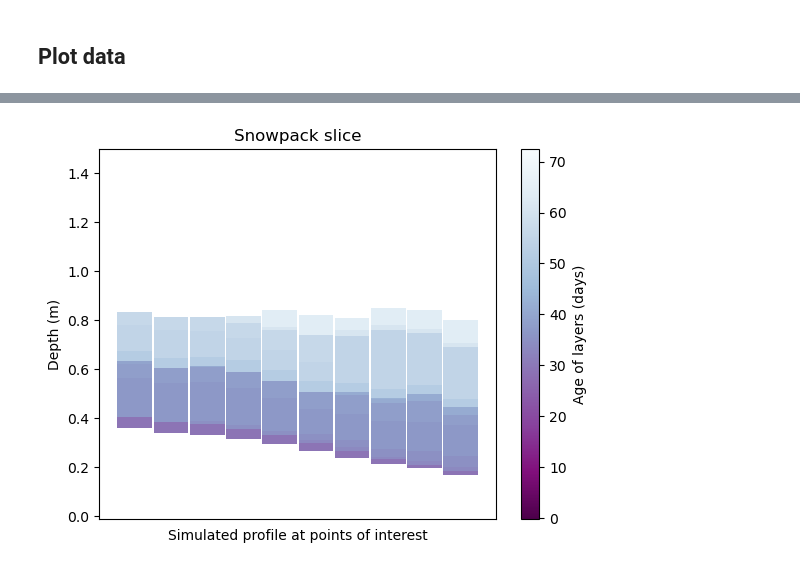
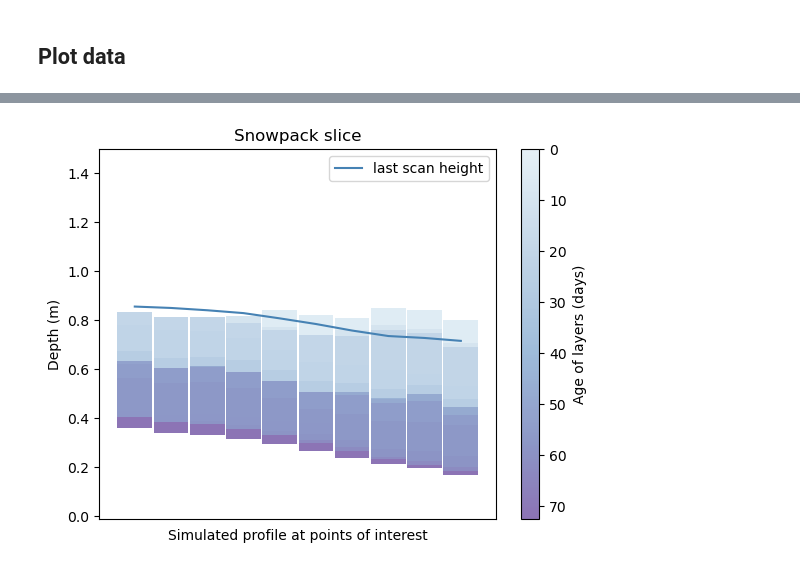
Before and after one commit to Mathilde-Bnt/MB_little_awk, a Jupyter notebook: finalized/23-Artificial_snowpit_figure.ipynb, the cells around one changed output, grey strips where cells are left out. Drawn from its saved outputs; the diff is of its cells as text; code cells hidden in the pictures.

```diff
--- a/finalized/23-Artificial_snowpit_figure.ipynb
+++ b/finalized/23-Artificial_snowpit_figure.ipynb
@@ -177,20 +203,21 @@ for i in range(len(depth_data)):
 #             [age of 2nd layer at each point], [...], ...]
 # %%
 # Plot the simulated snowpit
-# TODO comment this cell when done
 
-nb_age_slices = 25
+nb_age_slices = 125
 age_slice_size = round((max(max(age_data))+1) / nb_age_slices)
 # value that reflects the "closest" age value (around a certain range) genre diviser l'intervalle somehow automatically (max-min/nb_valeurs souhaitees)
-# TODO take this out and make it continuous
 
 # Get some pastel shades for the colors
-colors = list(reversed(plt.cm.BuPu(np.linspace(0.6, 0.1, nb_age_slices))))
+cmap = plt.get_cmap('BuPu')
+new_cmap = truncate_colormap(cmap, 0.1, 0.6)
+colors_list = new_cmap(np.linspace(0, 1, nb_age_slices))
 
 color_to_use = []
 
+# Visual parameters
 index = np.arange(len(depth_data[0])) + 0.3
-bar_width = 0.957    # TODO have something in meters
+bar_width = 0.957
 
 # Initialize the vertical-offset for the stacked bar chart.
 y_offset = offset_at_each_point
@@ -198,17 +225,21 @@ y_offset = offset_at_each_point
 # Plot bars
 for row in range(len(depth_data)):
     for i in range(len(depth_data[0])):
-        color_to_use.append(colors[min(int(age_data[row][i]//age_slice_size), len(colors)-1)])
+        color_to_use.append(colors_list[min(int(age_data[row][i]//age_slice_size), len(colors_list)-1)])
     plt.bar(index, depth_data[row], bar_width, bottom=y_offset, color=color_to_use)
     y_offset = y_offset + depth_data[row]
     color_to_use = []
 
-# Reverse colors and text labels to display the last value at the top.
+# Plot's axes and colorbar
 plt.ylabel("Depth (m)")
 plt.ylim([-0.01, 1.5])
 plt.xlabel("Simulated profile at points of interest")
 plt.xticks([])
 plt.title('Snowpack slice')
 
+max_age = (max(max(age_data))+1) / 3600 / 24
+cbar = plt.colorbar(matplotlib.cm.ScalarMappable(norm=matplotlib.colors.Normalize(vmin=0, vmax=max_age), cmap=new_cmap), orientation='vertical', label='Age of layers (days)')
+cbar.ax.invert_yaxis()
+
 plt.show()
 # %% [output]
@@ -222,57 +279,49 @@ plt.show()
 # %%
-# TODO take this cell out when done
+# Plot the simulated snowpit
+# TODO add summer surface and last scan height
+# TODO add a warning that last date of dataset is later than snowpit digging date
 
-nb_age_slices = 25
+nb_age_slices = 125
 age_slice_size = round((max(max(age_data))+1) / nb_age_slices)
 # value that reflects the "closest" age value (around a certain range) genre diviser l'intervalle somehow automatically (max-min/nb_valeurs souhaitees)
 
 # Get some pastel shades for the colors
-colors = list(reversed(plt.cm.BuPu(np.linspace(0.6, 0.1, nb_age_slices))))
+cmap = plt.get_cmap('BuPu')
+new_cmap = truncate_colormap(cmap, 0.1, 0.6)
+colors_list = new_cmap(np.linspace(0, 1, nb_age_slices))
 
 color_to_use = []
 
+# Visual parameters
 index = np.arange(len(depth_data[0])) + 0.3
 bar_width = 0.957
 
 # Initialize the vertical-offset for the stacked bar chart.
 y_offset = offset_at_each_point
 
 # Plot bars
 for row in range(len(depth_data)):
     for i in range(len(depth_data[0])):
-        color_to_use.append(colors[min(int(age_data[row][i]//age_slice_size), len(colors)-1)])
+        color_to_use.append(colors_list[min(int(age_data[row][i]//age_slice_size), len(colors_list)-1)])
     plt.bar(index, depth_data[row], bar_width, bottom=y_offset, color=color_to_use)
     y_offset = y_offset + depth_data[row]
     color_to_use = []
 
-# Reverse colors and text labels to display the last value at the top.
+plt.plot(index, last_scan_heights, label='last scan height', c='steelblue')
+
+# Plot's axes and colorbar
 plt.ylabel("Depth (m)")
 plt.ylim([-0.01, 1.5])
 plt.xlabel("Simulated profile at points of interest")
 plt.xticks([])
 plt.title('Snowpack slice')
 
-# plt.colorbar()
-#color_names = ['blue', 'red']
-#colors_list = ['b', 'r']
+max_age = (max(max(age_data))+1) / 3600 / 24
+cbar = plt.colorbar(matplotlib.cm.ScalarMappable(norm=matplotlib.colors.Normalize(vmin=0, vmax=max_age), cmap=new_cmap), orientation='vertical', label='Age of layers (days)')
+cbar.ax.invert_yaxis()
 
-#plt.legend(handles=colors_list, labels=color_names, title="Age of layers")
-max_age = (max(max(age_data))+1) / 3600 / 24
-
-# Discrete labels
-'''
-color_patches = []
-for i in range(len(colors)):
-    color_patches.append(mpatches.Patch(color=colors[i], label='Layers of age '))#+str())
-plt.legend(handles=color_patches, bbox_to_anchor=(1.31, 1), borderaxespad=0)
-'''
-
-cmap = matplotlib.cm.BuPu_r
-norm = matplotlib.colors.Normalize(vmin=max_age, vmax=0)
-
-plt.colorbar(matplotlib.cm.ScalarMappable(norm=norm, cmap=cmap), orientation='vertical', label='Age of layers (days)')
-
+plt.legend()
 
 plt.show()
 # %% [output]
-[figure, old version]
+[figure, new version]
```
Also changed, not shown: parts of 9 cells of this notebook, 1 other file.
